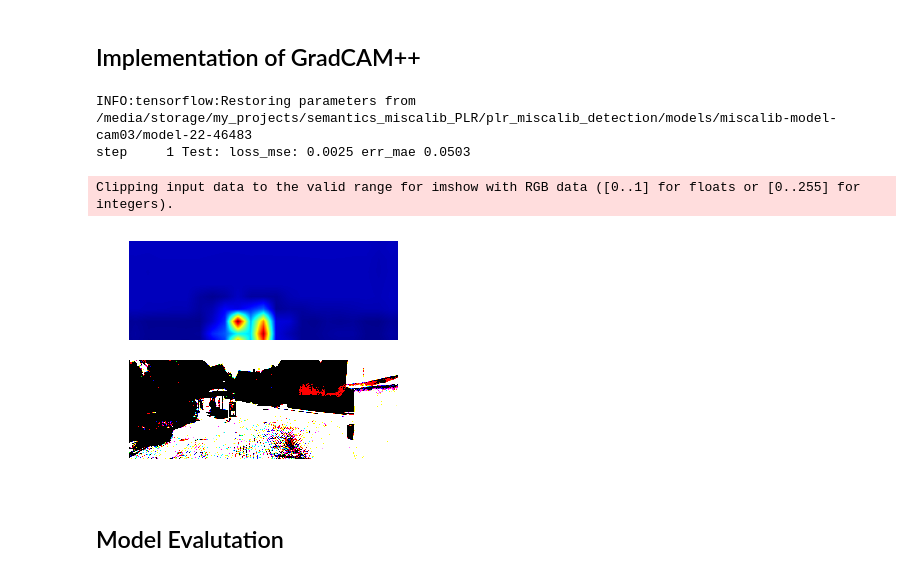
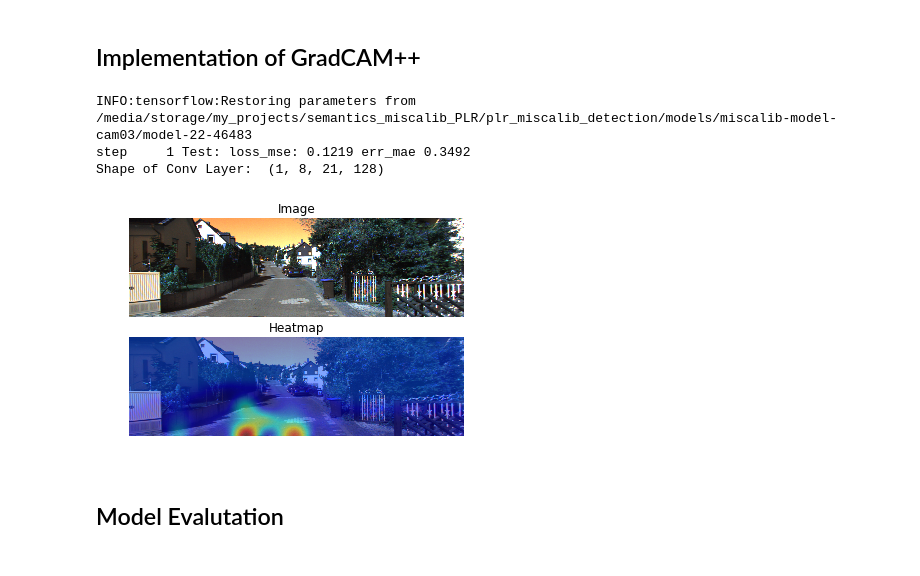
Before and after one commit to ethz-asl/camera_miscalib_detection, a Jupyter notebook: visualization.ipynb, the cells around one changed output. Saved outputs shown, nothing was run; the diff lists cells and outputs as text; code cells hidden in the pictures.

```diff
--- a/visualization.ipynb
+++ b/visualization.ipynb
@@ -31,7 +31,7 @@ def _GuidedReluGrad(op, grad):
 # %%
 index = os.path.abspath('/home/mayankm/my_projects/data/kitti/KITTI_index.csv')
 test_selector = '2011_09_30'
-n_test_samples = 1
+n_test_samples = 50
 batch_size = 1
 buffer_size = 32
 model_path = os.path.abspath('models/miscalib-model-cam03/')
@@ -117,5 +214,5 @@ Tensor("input_image:0", shape=(?, 512, 1392, 3), dtype=float32)
 #  get the names of all the tensors in the graph
 # [n.name for n in tf.get_default_graph().as_graph_def().node]
 # %%
-target_conv_layer = graph.get_tensor_by_name('conv_block_7/conv2/Relu:0')
-output_neuron = graph.get_tensor_by_name('Squeeze:0')
+target_conv_layer_tf = graph.get_tensor_by_name('conv_block_7/conv2/Relu:0')
+output_neuron_tf = graph.get_tensor_by_name('Squeeze:0')
@@ -222,20 +228,20 @@ def visualize(img, cam):
 with graph.as_default():
     with graph.gradient_override_map({'Relu': 'GuidedRelu'}):
         # get the output neuron corresponding to the class of interest (label_id)
-        cost = loss_tf
+        cost_tf = loss_tf
 
         # get last convolutional layer gradients for generating gradCAM++ visualization
-        target_conv_layer_grad = tf.gradients(cost, target_conv_layer)[0]
+        target_conv_layer_grad_tf = tf.gradients(cost_tf, target_conv_layer_tf)[0]
 
         # first_derivative
-        first_derivative = tf.exp(cost) * target_conv_layer_grad
+        first_derivative_tf = tf.exp(cost_tf) * target_conv_layer_grad_tf
         # second_derivative
-        second_derivative = tf.exp(cost) * target_conv_layer_grad * target_conv_layer_grad
+        second_derivative_tf = tf.exp(cost_tf) * target_conv_layer_grad_tf * target_conv_layer_grad_tf
         # triple_derivative
-        triple_derivative = tf.exp(cost) * target_conv_layer_grad * target_conv_layer_grad * target_conv_layer_grad
+        triple_derivative_tf = tf.exp(cost_tf) * target_conv_layer_grad_tf * target_conv_layer_grad_tf * target_conv_layer_grad_tf
 
         # get gradients with respect to input for guided backprop
-        gb_grad = tf.gradients(cost, input_image_tf)
+        gb_grad_tf = tf.gradients(cost_tf, input_image_tf)
 # %%
 with tf.Session(config=config) as sess:
     # Initialize tf variables.
@@ -256,42 +262,50 @@ with tf.Session(config=config) as sess:
         batch_loss, batch_error = sess.run(
             [loss_tf, error_tf],
             feed_dict={input_image_tf: images_batch,
                        y_true_tf: labels_batch})
 
         # Print results.
         test_step += 1
         sys.stdout.write('\b' * console_output_size)
 
         console_output = 'step %5d ' % test_step
         console_output += 'Test: loss_mse: %.4f err_mae %.4f' % (
             batch_loss, batch_error)
 
         console_output_size = len(console_output)
 
         sys.stdout.write(console_output)
         sys.stdout.flush()
 
         # Compute the GradCAM gradients
         conv_output, conv_first_grad, conv_second_grad, conv_third_grad = sess.run(
-            [target_conv_layer, first_derivative, second_derivative, triple_derivative],
+            [target_conv_layer_tf, first_derivative_tf, second_derivative_tf, triple_derivative_tf],
             feed_dict={input_image_tf: images_batch,
                        y_true_tf: labels_batch})
 
-        # Compute the mask image
-        cam = compute_gradcam_plusplus(conv_output, conv_first_grad, conv_second_grad, conv_third_grad)
-
         # Compute the guided backprop
         gb_grad_value = sess.run(
-            gb_grad,
+            gb_grad_tf,
             feed_dict={input_image_tf: images_batch,
                        y_true_tf: labels_batch})
 
-        visualize(images_batch[0], cam)
+        # Unnormalize the image
+        scaler = dataset_test.get_scaler()
+        images_batch_un = np.reshape(images_batch, (images_batch.shape[0], -1))
+        images_batch_un = scaler.inverse_transform(images_batch_un)
+        images_batch_un = np.reshape(images_batch_un, images_batch.shape)
+        images_batch_un = images_batch_un.astype(dtype='int')
+
+        # Visualize the result of GradCAM++
+        cam = compute_gradcam_plusplus(conv_output, conv_first_grad, conv_second_grad, conv_third_grad)
+        visualize_cam(images_batch_un[0], cam)
+
+        break
 # %% [output]
 INFO:tensorflow:Restoring parameters from /media/storage/my_projects/semantics_miscalib_PLR/plr_miscalib_detection/models/miscalib-model-cam03/model-22-46483
-step     1 Test: loss_mse: 0.0025 err_mae 0.0503
+step     1 Test: loss_mse: 0.1219 err_mae 0.3492
+Shape of Conv Layer:  (1, 8, 21, 128)
-Clipping input data to the valid range for imshow with RGB data ([0..1] for floats or [0..255] for integers).
-[figure, old version]
+[figure, new version]
 # %% [markdown]
 ## Model Evalutation
 # %%
```
Also changed, not shown: parts of 10 cells of this notebook.
